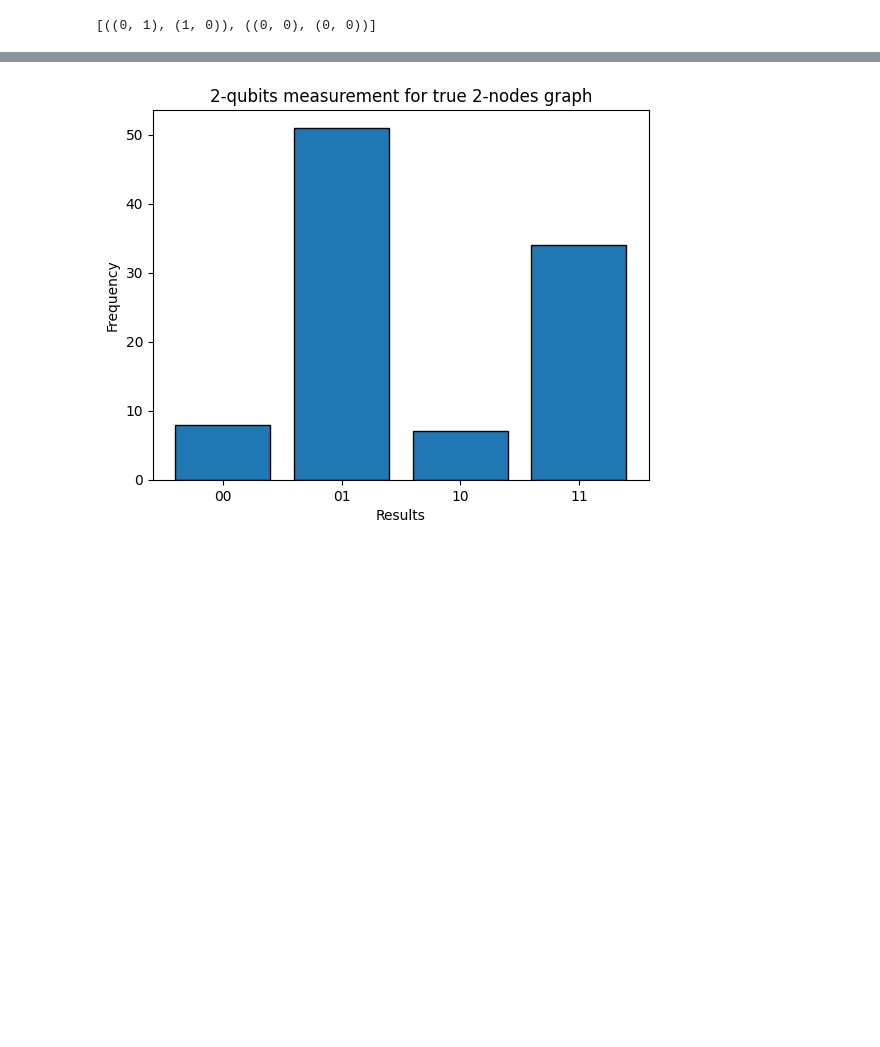
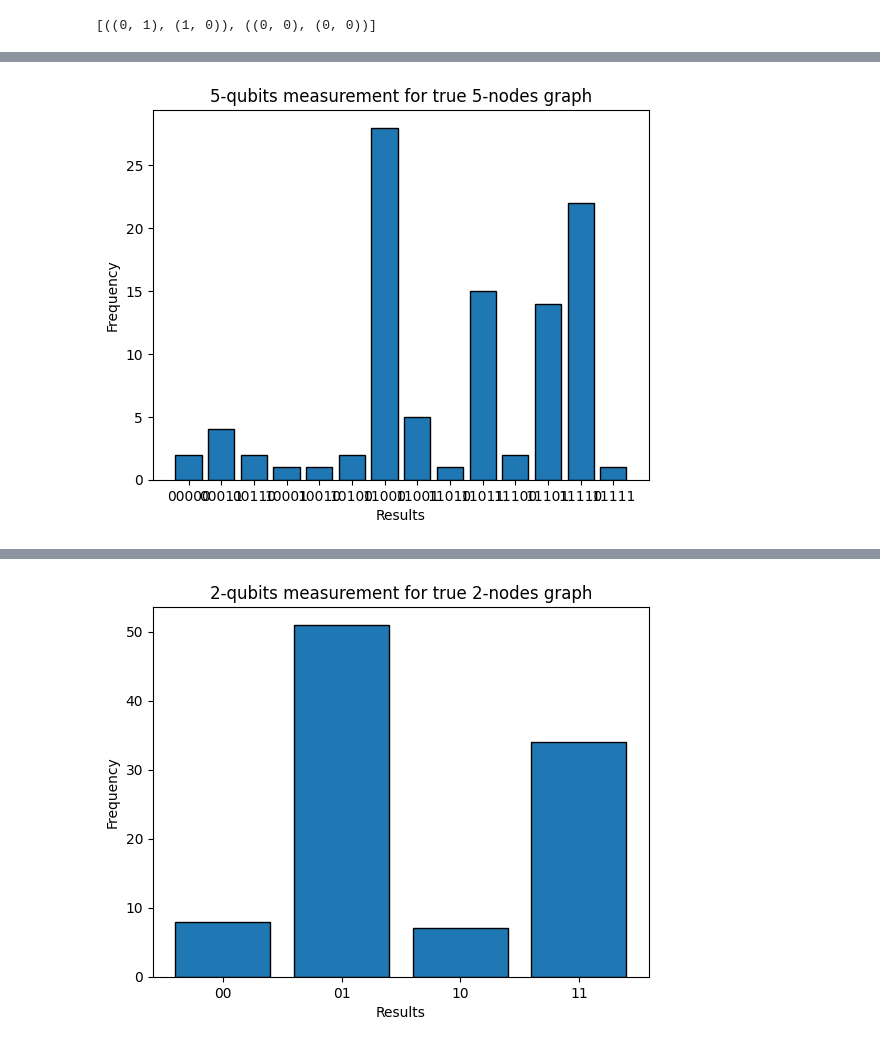
Before and after one commit to jihwanoh123/particle_trajectory, a Jupyter notebook: Graph-level-MUTAG.ipynb, the cells around one changed output, grey strips where cells are left out. Cells and saved outputs as stored; diff of their text form; code cells hidden in the pictures; blank space fills up the shorter version.

```diff
--- a/Graph-level-MUTAG.ipynb
+++ b/Graph-level-MUTAG.ipynb
@@ -271,11 +231,16 @@ def plot_result(measurements,tf):
     plt.xlabel('Results')
     plt.ylabel('Frequency')
     if tf=='T':
-        plt.title(str(n_features)+'-qubits measurement for true '
-                  +str(n_features)+'-nodes graph')
+        plt.title(str(Nv)+'-qubits measurement for true '
+                  +str(Nv)+'-nodes graph')
     else:
-        plt.title(str(n_features)+'-qubits measurement for fake '
-                  +str(n_features)+'-nodes graph')
+        plt.title(str(Nv)+'-qubits measurement for fake '
+                  +str(Nv)+'-nodes graph')
     # Display the plot
     plt.show()
+# %%
+#Show results for the 5-node.
+plot_result(results,'T')
+# %% [output]
+[figure, added]
 # %%
```
Also changed, not shown: parts of 16 cells of this notebook.
